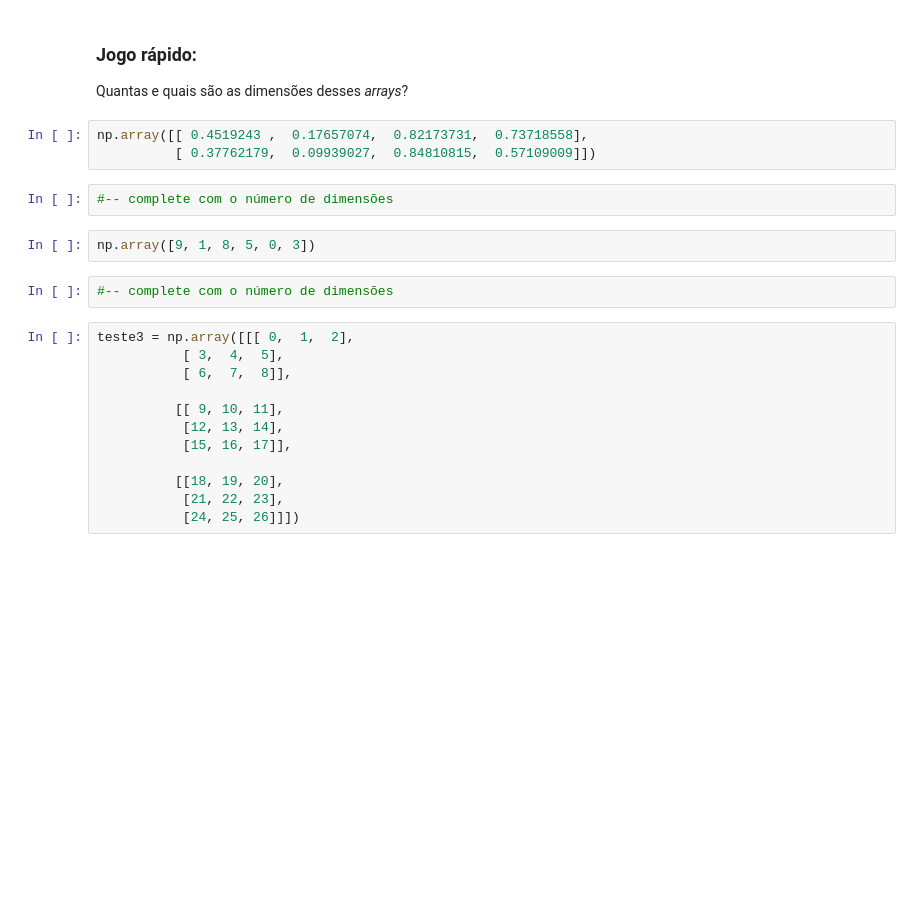
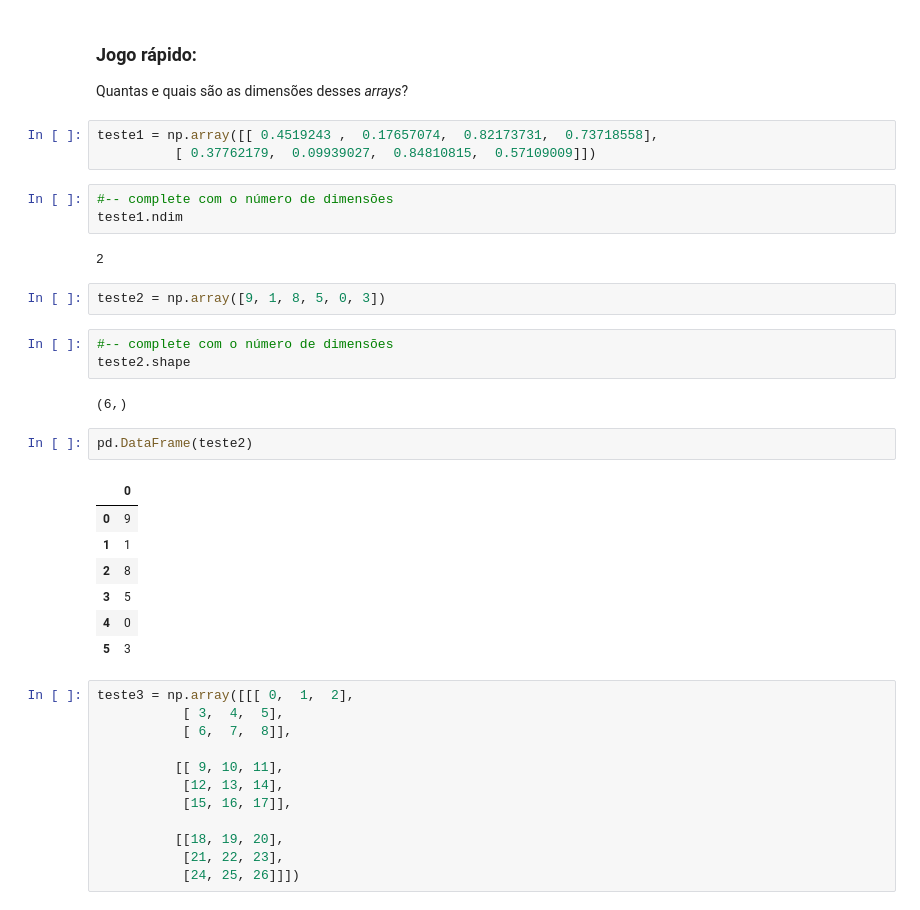
Before and after one commit to somostera/data-science-abril-19, a Jupyter notebook: 06-multidimensional-arrays-with-numpy/Aula 6 - Arrays multidimensionais.ipynb, the cells around one changed output. Saved outputs shown, nothing was run; the diff lists cells and outputs as text; blank space fills up the shorter version.

```diff
--- a/06-multidimensional-arrays-with-numpy/Aula 6 - Arrays multidimensionais.ipynb
+++ b/06-multidimensional-arrays-with-numpy/Aula 6 - Arrays multidimensionais.ipynb
@@ -368,14 +403,30 @@ np_google_2d.shape
 ### Jogo rápido:
 Quantas e quais são as dimensões desses _arrays_?
 # %%
-np.array([[ 0.4519243 ,  0.17657074,  0.82173731,  0.73718558],
+teste1 = np.array([[ 0.4519243 ,  0.17657074,  0.82173731,  0.73718558],
           [ 0.37762179,  0.09939027,  0.84810815,  0.57109009]])
 # %%
 #-- complete com o número de dimensões
+teste1.ndim
+# %% [output]
+2
 # %%
-np.array([9, 1, 8, 5, 0, 3])
+teste2 = np.array([9, 1, 8, 5, 0, 3])
 # %%
 #-- complete com o número de dimensões
+teste2.shape
+# %% [output]
+(6,)
+# %%
+pd.DataFrame(teste2)
+# %% [output]
+|  | 0 |
+| 0 | 9 |
+| 1 | 1 |
+| 2 | 8 |
+| 3 | 5 |
+| 4 | 0 |
+| 5 | 3 |
 # %%
 teste3 = np.array([[[ 0,  1,  2],
            [ 3,  4,  5],
```
Also changed, not shown: parts of 116 cells of this notebook, 1 other file.
